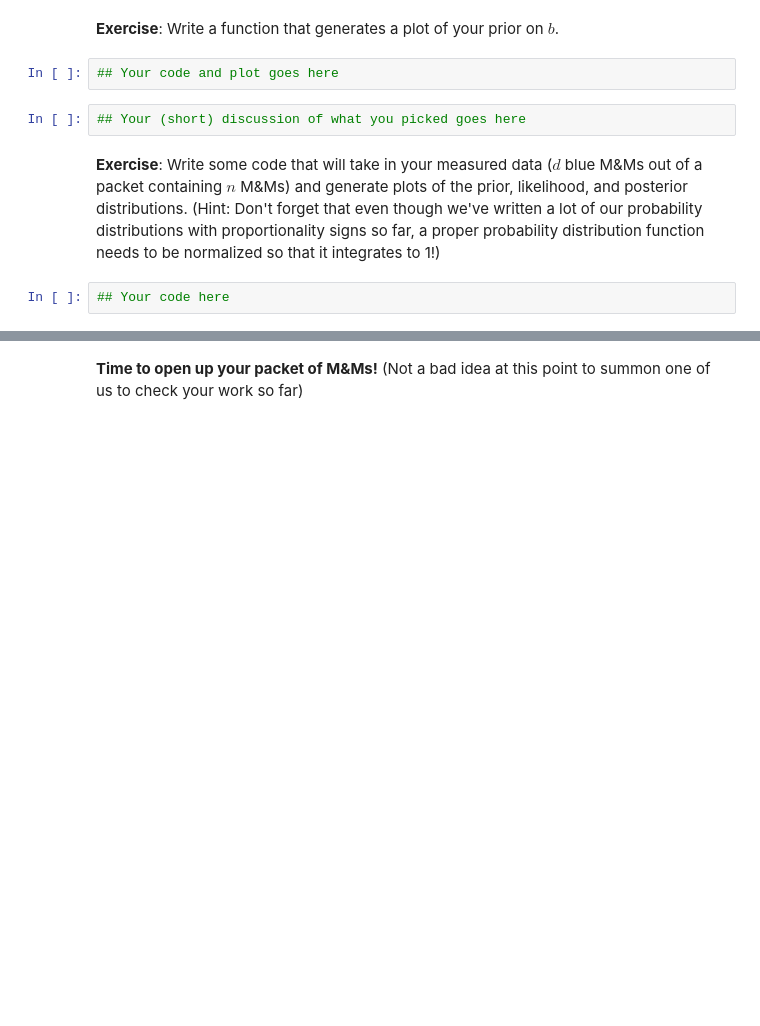
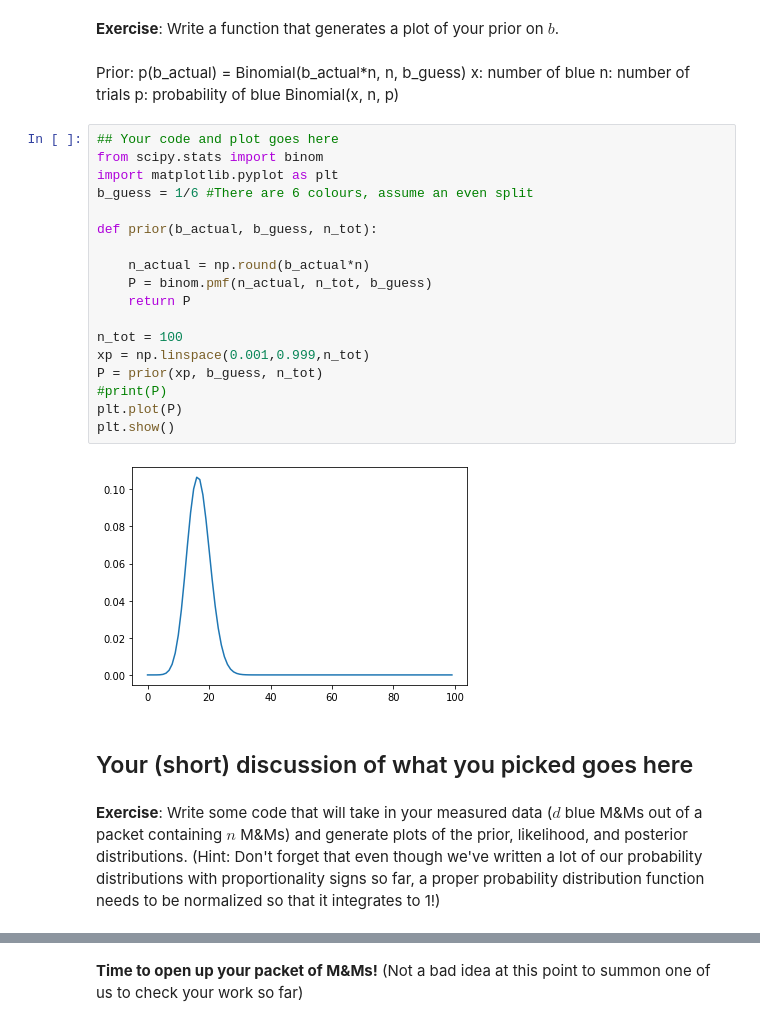
Before and after one commit to katiesavarc/DataSci_Lab, a Jupyter notebook: CodingLab05/CodingLab05_Bayes.ipynb, the cells around one changed output, grey strips where cells are left out. Drawn from its saved outputs; the diff is of its cells as text; blank space fills up the shorter version.

```diff
--- a/CodingLab05/CodingLab05_Bayes.ipynb
+++ b/CodingLab05/CodingLab05_Bayes.ipynb
@@ -64,11 +66,33 @@ This illustrates the idea that a Bayesian analysis takes a broad, unconstrained
 Back to the M&Ms. What's your prior on $b$, the fraction of blue M&Ms in a packet?
 # %% [markdown]
 __Exercise__: Write a function that generates a plot of your prior on $b$.
-# %%
-## Your code and plot goes here
-# %%
-## Your (short) discussion of what you picked goes here
+# %% [markdown]
+Prior: p(b_actual) = Binomial(b_actual*n, n, b_guess)
+x: number of blue
+n: number of trials
+p: probability of blue
+Binomial(x, n, p)
+# %%
+## Your code and plot goes here
+from scipy.stats import binom
+import matplotlib.pyplot as plt
+b_guess = 1/6 #There are 6 colours, assume an even split
+
+def prior(b_actual, b_guess, n_tot):
+
+    n_actual = np.round(b_actual*n)
+    P = binom.pmf(n_actual, n_tot, b_guess)
+    return P
+
+n_tot = 100
+xp = np.linspace(0.001,0.999,n_tot)
+P = prior(xp, b_guess, n_tot)
+#print(P)
+plt.plot(P)
+plt.show()
+# %% [output]
+[figure, added]
+# %% [markdown]
+## Your (short) discussion of what you picked goes here
 # %% [markdown]
 __Exercise__: Write some code that will take in your measured data ($d$ blue M&Ms out of a packet containing $n$ M&Ms) and generate plots of the prior, likelihood, and posterior distributions. (Hint: Don't forget that even though we've written a lot of our probability distributions with proportionality signs so far, a proper probability distribution function needs to be normalized so that it integrates to 1!)
-# %%
-## Your code here
```
Also changed, not shown: parts of 6 cells of this notebook.
